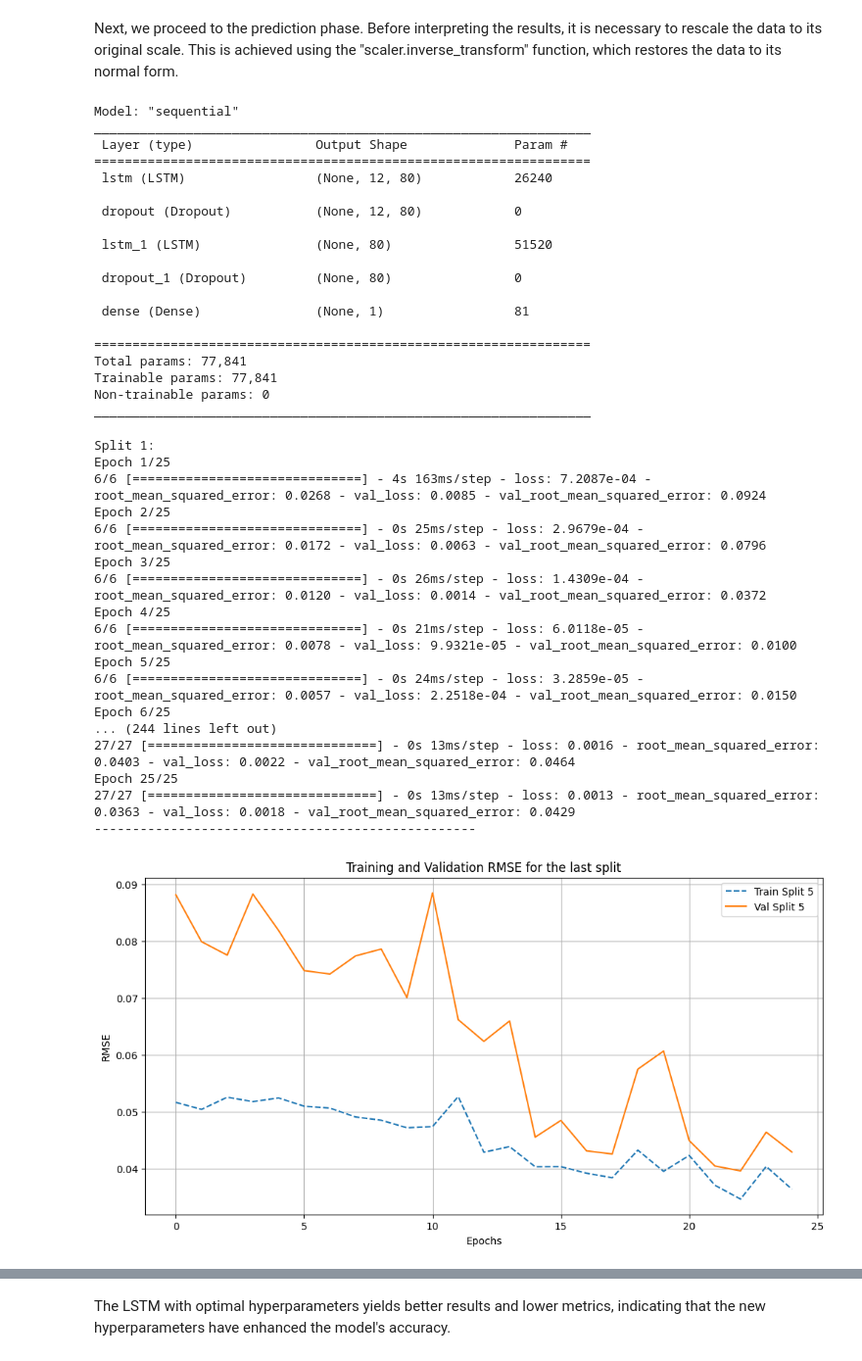
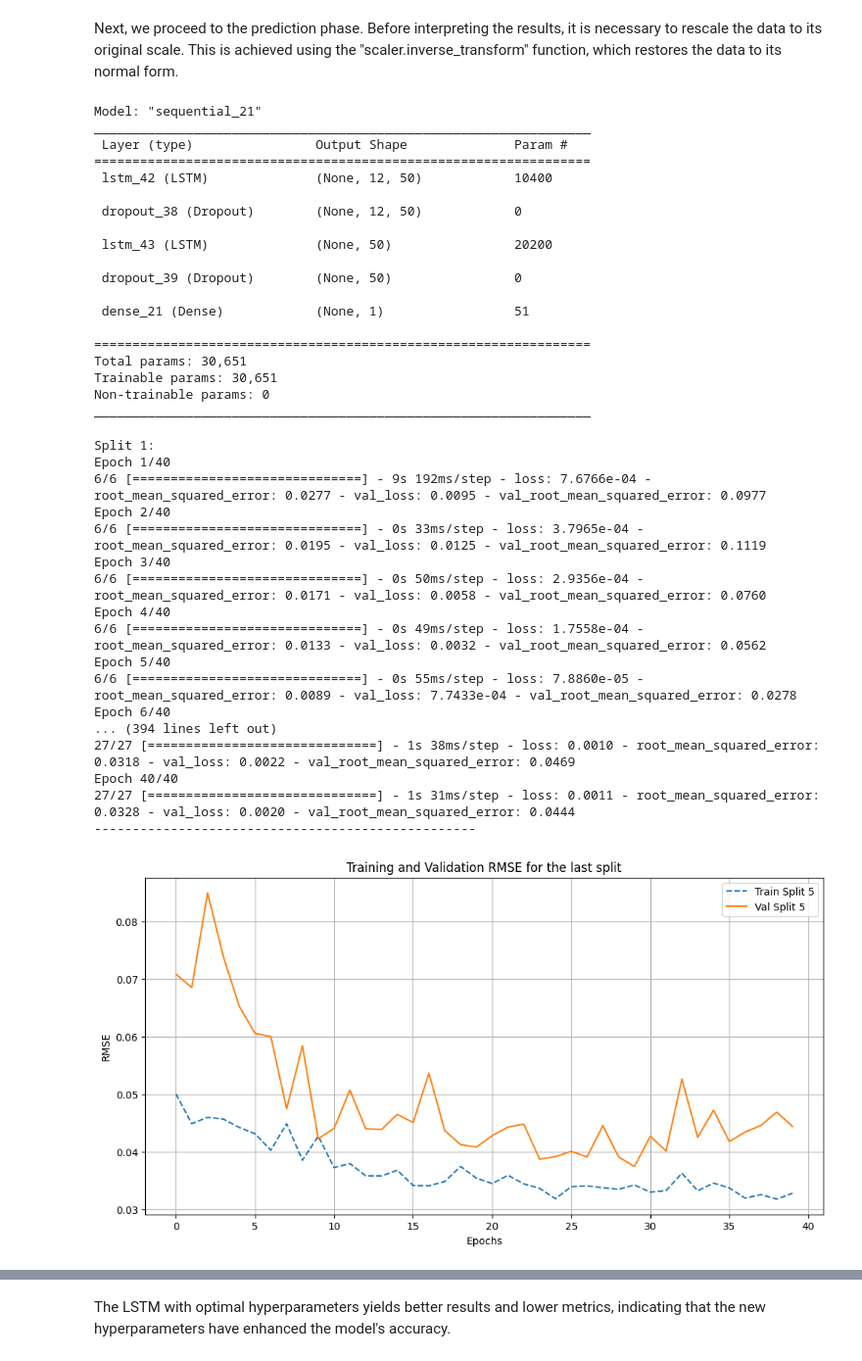
Before and after one commit to Aymen568/Technical_assignement, a Jupyter notebook: notebooks/model_selection.ipynb, the cells around one changed output, grey strips where cells are left out. Shown at 98% size. Saved outputs shown, nothing was run; the diff lists cells and outputs as text; code cells hidden in the pictures.

```diff
--- a/notebooks/model_selection.ipynb
+++ b/notebooks/model_selection.ipynb
@@ -80,7 +82,7 @@ print(f"X_train shape after reshape: {X_train.shape}, X_test shape after reshape
 X_train shape before reshape: (814, 12, 1), X_test shape before reshape: (204, 12, 1)
 X_train shape after reshape: (814, 12, 1), X_test shape after reshape: (204, 12, 1)
 # %%
-def LSTM_model(optimizer='adam', units=80, dropout_rate=0.3):
+def LSTM_model(optimizer='adam', units=50, dropout_rate=0.2):
     model = Sequential()
     model.add(LSTM(units=units, return_sequences=True, input_shape=(X_train.shape[1], X_train.shape[2])))
     model.add(Dropout(dropout_rate))
@@ -143,43 +145,43 @@ def predict_model(model):
 lstm_model = LSTM_model()
 lstm_model.summary()
 # %% [output]
-Model: "sequential"
+Model: "sequential_21"
 _________________________________________________________________
  Layer (type)                Output Shape              Param #
 =================================================================
- lstm (LSTM)                 (None, 12, 80)            26240
+ lstm_42 (LSTM)              (None, 12, 50)            10400
 
- dropout (Dropout)           (None, 12, 80)            0
+ dropout_38 (Dropout)        (None, 12, 50)            0
 
- lstm_1 (LSTM)               (None, 80)                51520
+ lstm_43 (LSTM)              (None, 50)                20200
 
- dropout_1 (Dropout)         (None, 80)                0
+ dropout_39 (Dropout)        (None, 50)                0
 
- dense (Dense)               (None, 1)                 81
+ dense_21 (Dense)            (None, 1)                 51
 
 =================================================================
-Total params: 77,841
-Trainable params: 77,841
+Total params: 30,651
+Trainable params: 30,651
 Non-trainable params: 0
 _________________________________________________________________
 # %%
-cross_validation(lstm_model, 5,25,32)
+cross_validation(lstm_model, 5,40,32)
 # %% [output]
 Split 1:
-Epoch 1/25
-6/6 [==============================] - 4s 163ms/step - loss: 7.2087e-04 - root_mean_squared_error: 0.0268 - val_loss: 0.0085 - val_root_mean_squared_error: 0.0924
-Epoch 2/25
-6/6 [==============================] - 0s 25ms/step - loss: 2.9679e-04 - root_mean_squared_error: 0.0172 - val_loss: 0.0063 - val_root_mean_squared_error: 0.0796
-Epoch 3/25
-6/6 [==============================] - 0s 26ms/step - loss: 1.4309e-04 - root_mean_squared_error: 0.0120 - val_loss: 0.0014 - val_root_mean_squared_error: 0.0372
-Epoch 4/25
-6/6 [==============================] - 0s 21ms/step - loss: 6.0118e-05 - root_mean_squared_error: 0.0078 - val_loss: 9.9321e-05 - val_root_mean_squared_error: 0.0100
-Epoch 5/25
-6/6 [==============================] - 0s 24ms/step - loss: 3.2859e-05 - root_mean_squared_error: 0.0057 - val_loss: 2.2518e-04 - val_root_mean_squared_error: 0.0150
-Epoch 6/25
-... (244 lines left out)
-27/27 [==============================] - 0s 13ms/step - loss: 0.0016 - root_mean_squared_error: 0.0403 - val_loss: 0.0022 - val_root_mean_squared_error: 0.0464
-Epoch 25/25
-27/27 [==============================] - 0s 13ms/step - loss: 0.0013 - root_mean_squared_error: 0.0363 - val_loss: 0.0018 - val_root_mean_squared_error: 0.0429
+Epoch 1/40
+6/6 [==============================] - 9s 192ms/step - loss: 7.6766e-04 - root_mean_squared_error: 0.0277 - val_loss: 0.0095 - val_root_mean_squared_error: 0.0977
+Epoch 2/40
+6/6 [==============================] - 0s 33ms/step - loss: 3.7965e-04 - root_mean_squared_error: 0.0195 - val_loss: 0.0125 - val_root_mean_squared_error: 0.1119
+Epoch 3/40
+6/6 [==============================] - 0s 50ms/step - loss: 2.9356e-04 - root_mean_squared_error: 0.0171 - val_loss: 0.0058 - val_root_mean_squared_error: 0.0760
+Epoch 4/40
+6/6 [==============================] - 0s 49ms/step - loss: 1.7558e-04 - root_mean_squared_error: 0.0133 - val_loss: 0.0032 - val_root_mean_squared_error: 0.0562
+Epoch 5/40
+6/6 [==============================] - 0s 55ms/step - loss: 7.8860e-05 - root_mean_squared_error: 0.0089 - val_loss: 7.7433e-04 - val_root_mean_squared_error: 0.0278
+Epoch 6/40
+... (394 lines left out)
+27/27 [==============================] - 1s 38ms/step - loss: 0.0010 - root_mean_squared_error: 0.0318 - val_loss: 0.0022 - val_root_mean_squared_error: 0.0469
+Epoch 40/40
+27/27 [==============================] - 1s 31ms/step - loss: 0.0011 - root_mean_squared_error: 0.0328 - val_loss: 0.0020 - val_root_mean_squared_error: 0.0444
 --------------------------------------------------
-[figure, old version]
+[figure, new version]
```
Also changed, not shown: parts of 20 cells of this notebook, 5 other files.
